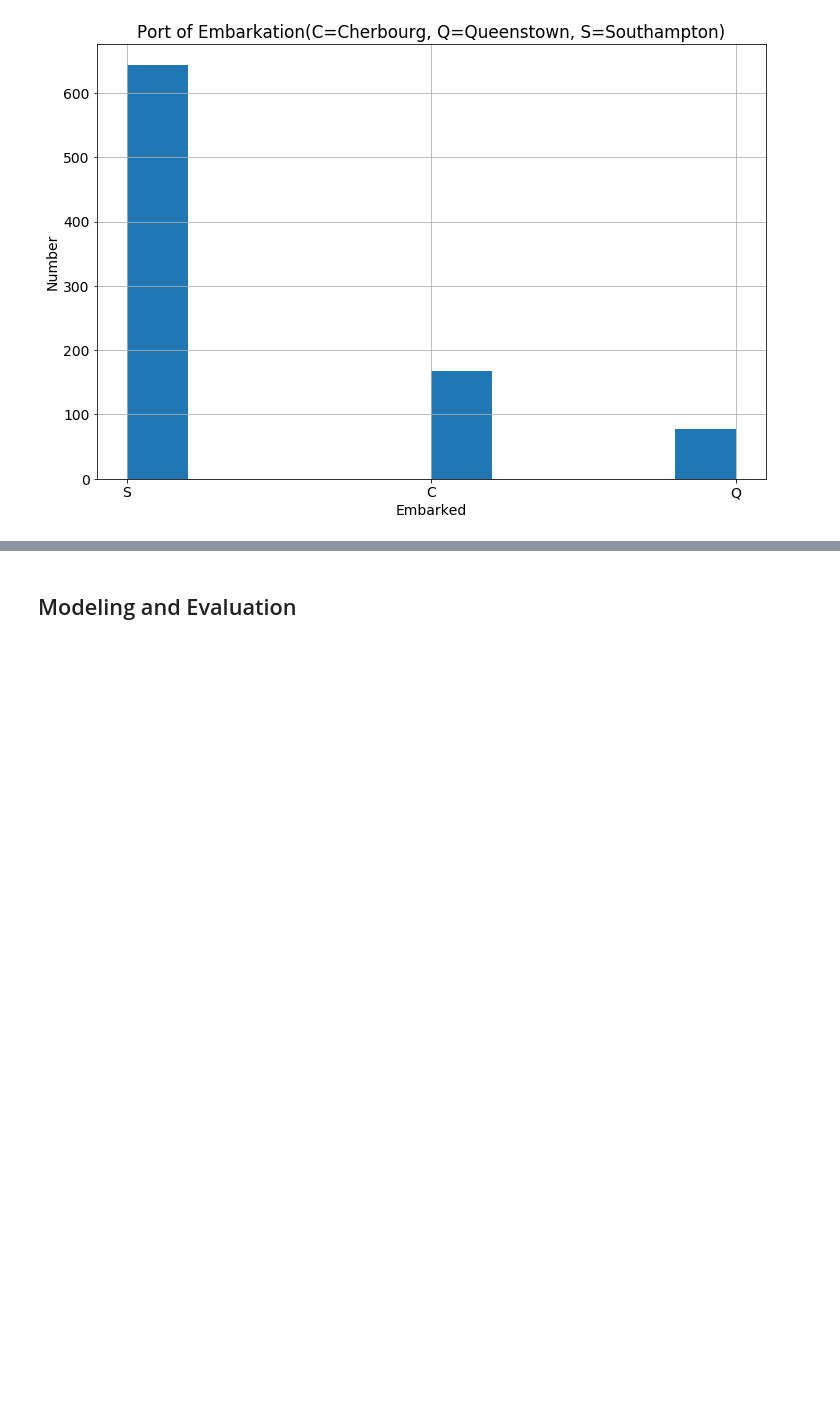
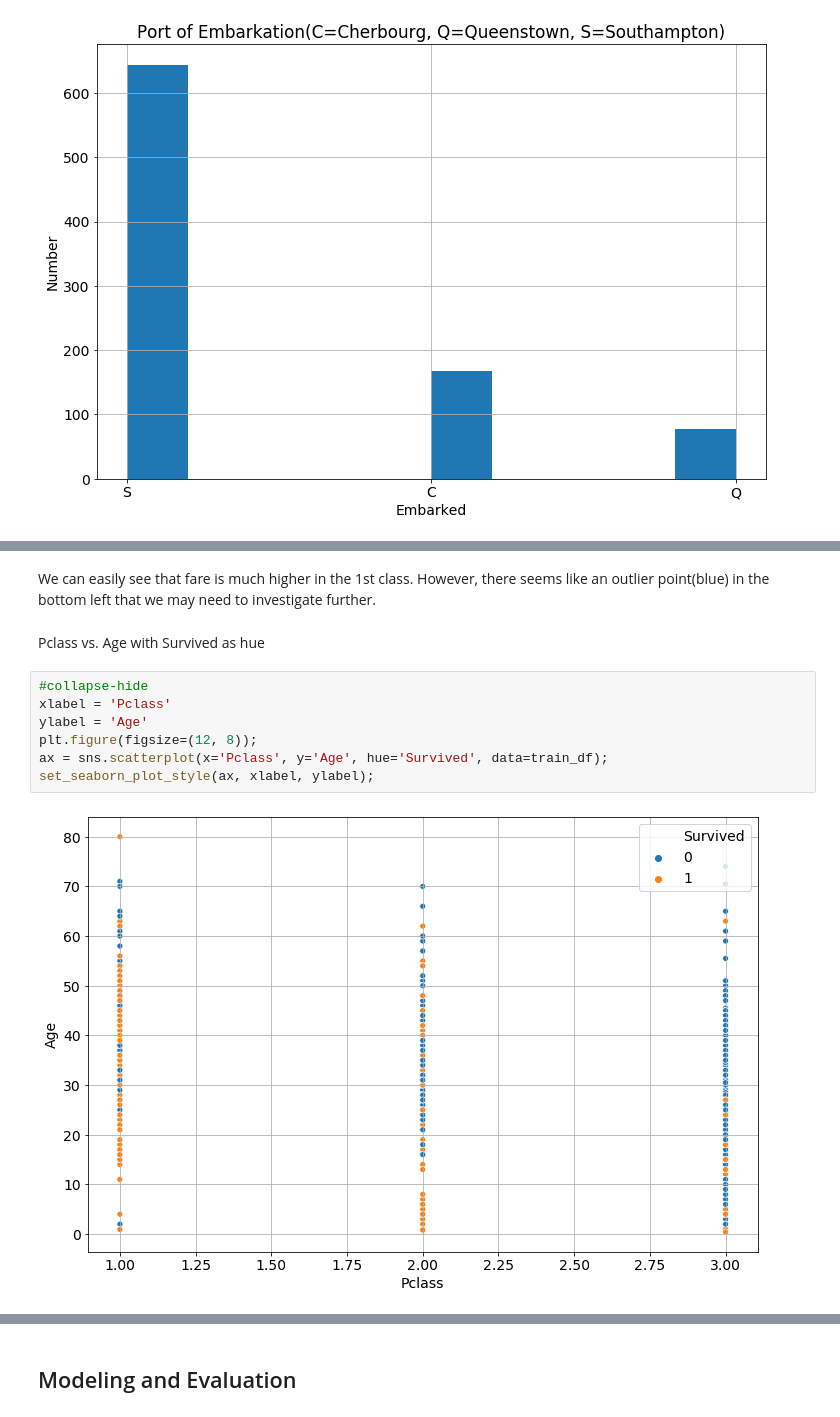
Before and after one commit to cyyeh/blog, a Jupyter notebook: _notebooks/2020-03-31-kaggle-titanic.ipynb, the cells around one changed output, grey strips where cells are left out. Drawn from its saved outputs; the diff is of its cells as text; blank space fills up the shorter version.

```diff
--- a/_notebooks/2020-03-31-kaggle-titanic.ipynb
+++ b/_notebooks/2020-03-31-kaggle-titanic.ipynb
@@ -318,0 +360,13 @@ plt.hist(train_df['Embarked'].dropna());
+# %% [markdown]
+We can easily see that fare is much higher in the 1st class. However, there seems like an outlier point(blue) in the bottom left that we may need to investigate further.
+# %% [markdown]
+Pclass vs. Age with Survived as hue
+# %%
+#collapse-hide
+xlabel = 'Pclass'
+ylabel = 'Age'
+plt.figure(figsize=(12, 8));
+ax = sns.scatterplot(x='Pclass', y='Age', hue='Survived', data=train_df);
+set_seaborn_plot_style(ax, xlabel, ylabel);
+# %% [output]
+[figure, added]
```
Also changed, not shown: parts of 15 cells of this notebook.
